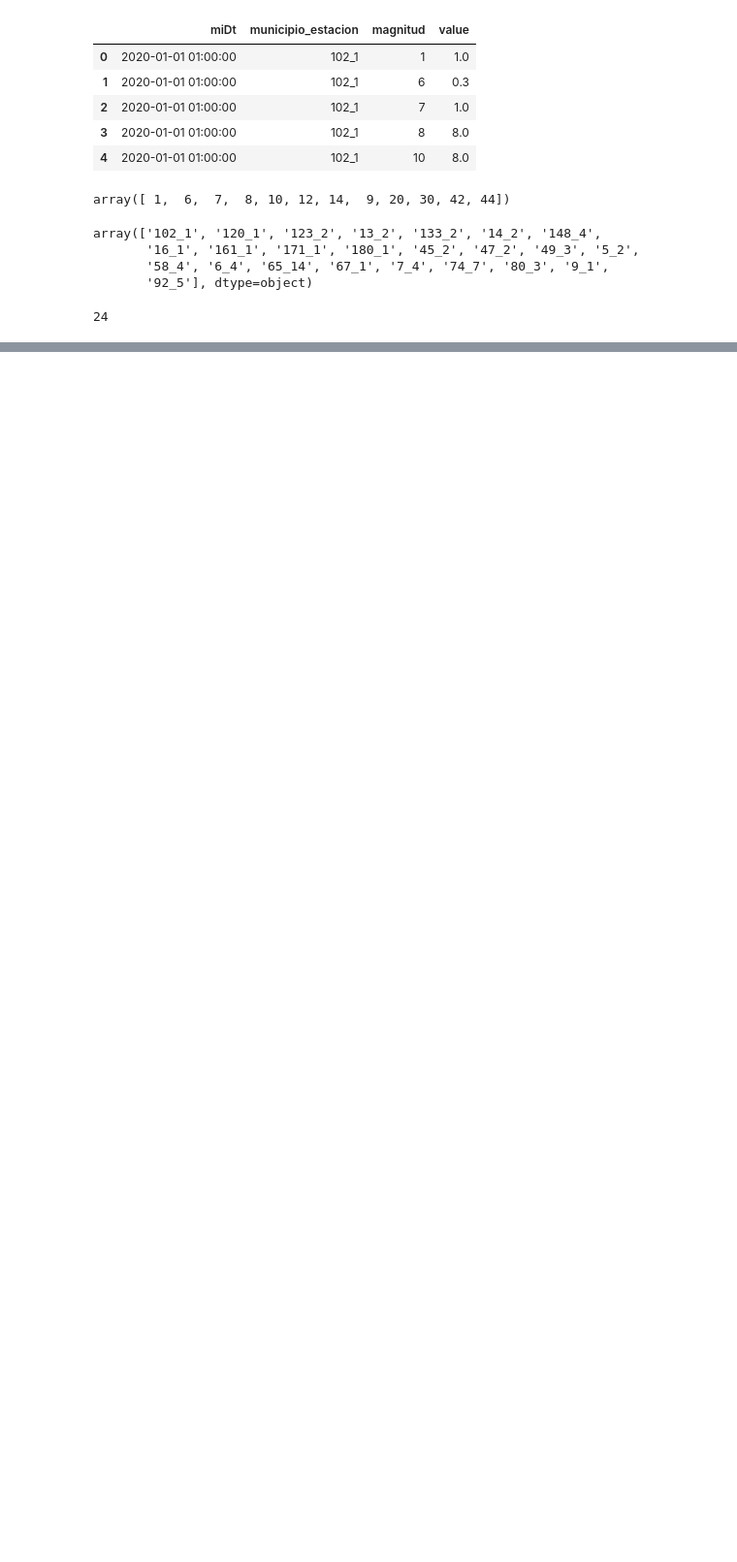
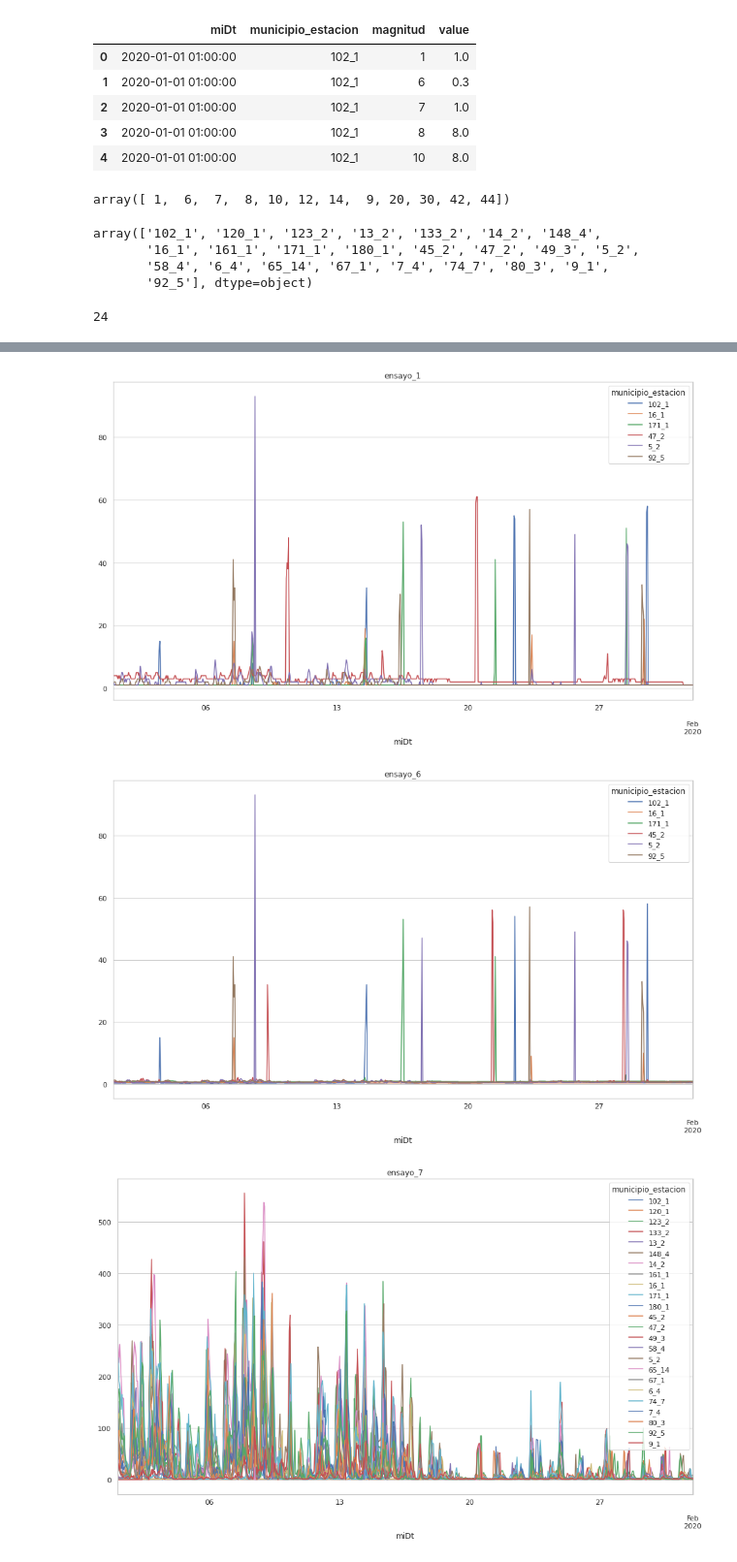
Before and after one commit to 4tolon/Aire_de_calidad, a Jupyter notebook: notebooks/Transformacion de csvs_3.ipynb, the cells around one changed output, grey strips where cells are left out. Shown at 97% size. Saved outputs shown, nothing was run; the diff lists cells and outputs as text; code cells hidden in the pictures; blank space fills up the shorter version.

```diff
--- a/notebooks/Transformacion de csvs_3.ipynb
+++ b/notebooks/Transformacion de csvs_3.ipynb
@@ -474,0 +638,7 @@ f
+# %%
+for i in new_col:
+    df1[f'{i}'].plot(title = i)
+# %% [output]
+[figure, added]
+[figure, added]
+[figure, added]
```
Also changed, not shown: parts of 51 cells of this notebook.
